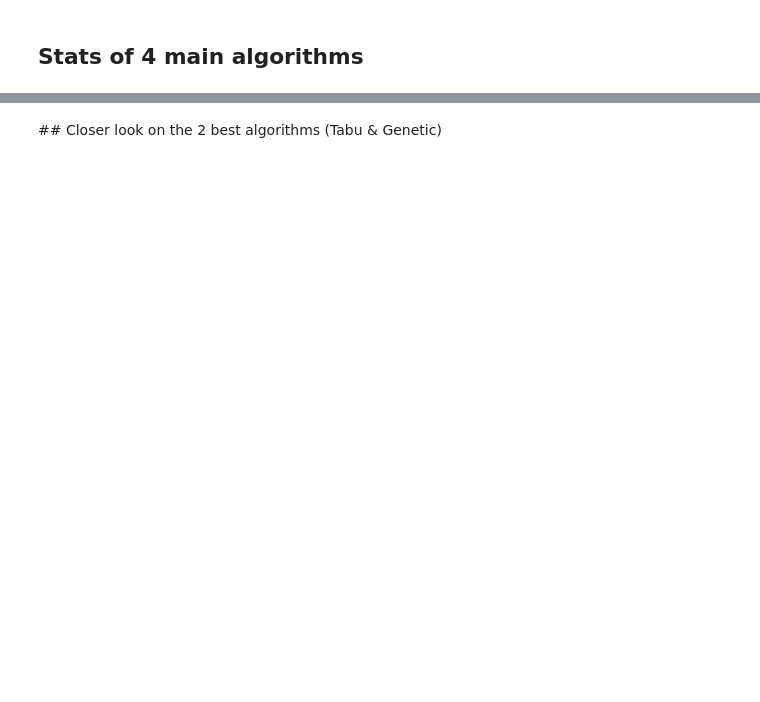
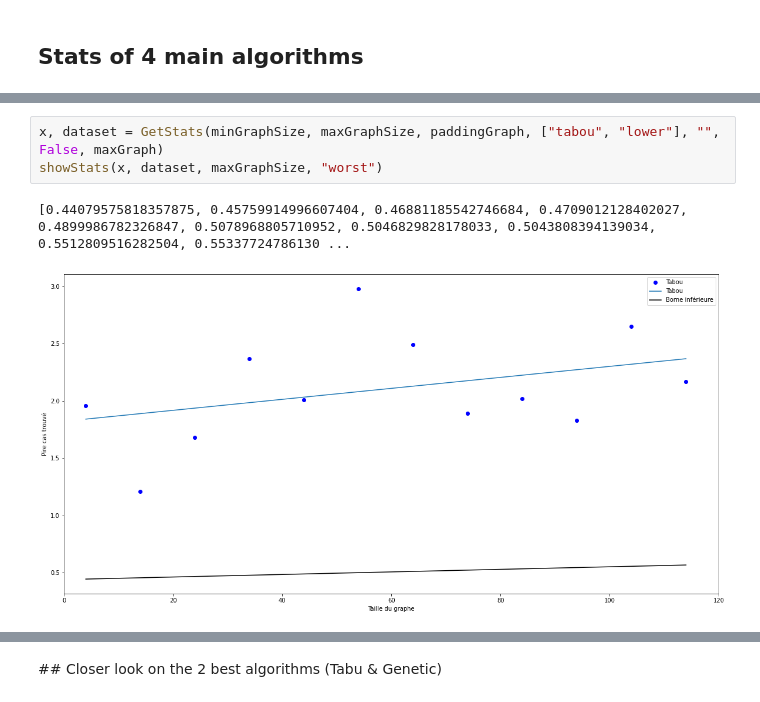
Before and after one commit to BaptisteMiq/VRP-Project, a Jupyter notebook: generateStats.ipynb, the cells around one changed output, grey strips where cells are left out. Drawn from its saved outputs; the diff is of its cells as text; blank space fills up the shorter version.

```diff
--- a/generateStats.ipynb
+++ b/generateStats.ipynb
@@ -60,0 +74,6 @@ showStats(x, dataset, maxGraphSize, "time")
+# %%
+x, dataset = GetStats(minGraphSize, maxGraphSize, paddingGraph, ["tabou", "lower"], "", False, maxGraph)
+showStats(x, dataset, maxGraphSize, "worst")
+# %% [output]
+[0.44079575818357875, 0.45759914996607404, 0.46881185542746684, 0.4709012128402027, 0.4899986782326847, 0.5078968805710952, 0.5046829828178033, 0.5043808394139034, 0.5512809516282504, 0.55337724786130 ...
+[figure, added]
```
Also changed, not shown: parts of 6 cells of this notebook, 21 other files.
